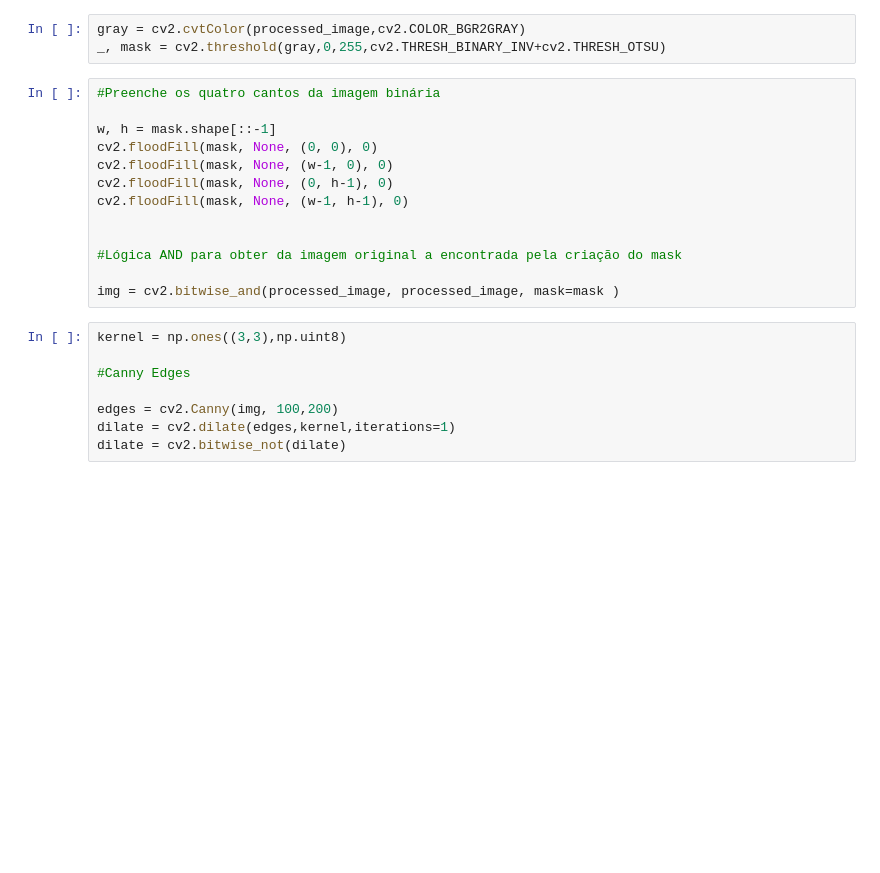
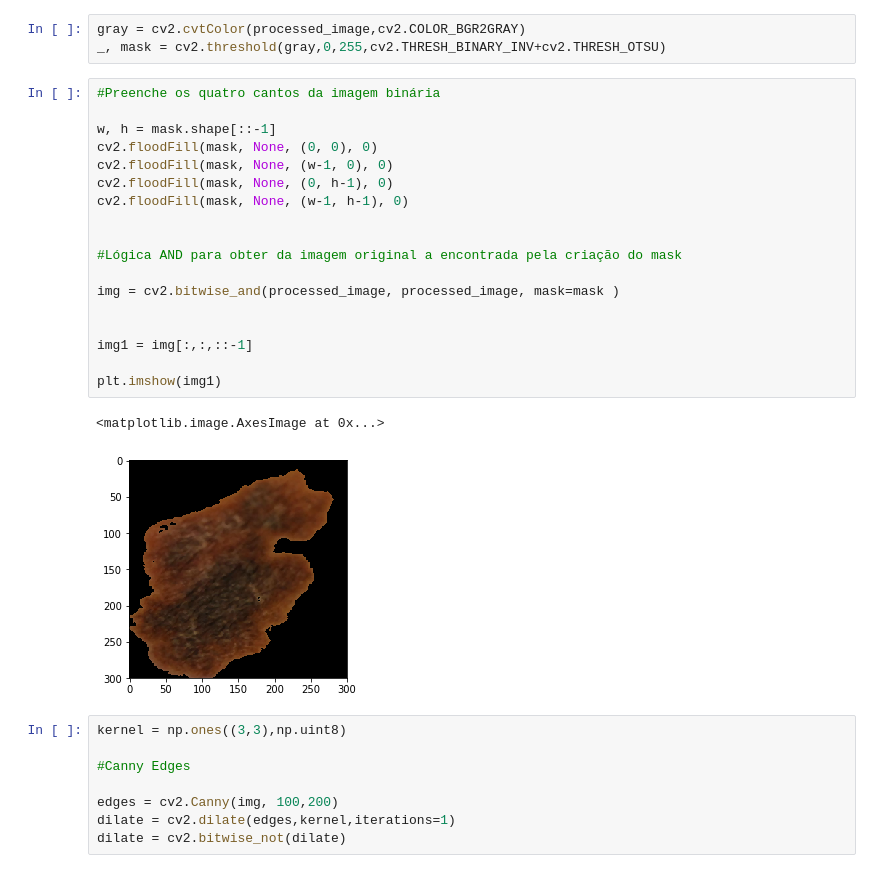
Before and after one commit to thiago092/melanoma_recognition, a Jupyter notebook: melanoma.ipynb, the cells around one changed output. Saved outputs shown, nothing was run; the diff lists cells and outputs as text; blank space fills up the shorter version.

```diff
--- a/melanoma.ipynb
+++ b/melanoma.ipynb
@@ -40,16 +40,24 @@ _, mask = cv2.threshold(gray,0,255,cv2.THRESH_BINARY_INV+cv2.THRESH_OTSU)
 # %%
 #Preenche os quatro cantos da imagem binária
 
 w, h = mask.shape[::-1]
 cv2.floodFill(mask, None, (0, 0), 0)
 cv2.floodFill(mask, None, (w-1, 0), 0)
 cv2.floodFill(mask, None, (0, h-1), 0)
 cv2.floodFill(mask, None, (w-1, h-1), 0)
 
 
 #Lógica AND para obter da imagem original a encontrada pela criação do mask
 
 img = cv2.bitwise_and(processed_image, processed_image, mask=mask )
+
+
+img1 = img[:,:,::-1]
+
+plt.imshow(img1)
+# %% [output]
+<matplotlib.image.AxesImage at 0x...>
+[figure, added]
 # %%
 kernel = np.ones((3,3),np.uint8)
 
```
Also changed, not shown: parts of 9 cells of this notebook.
